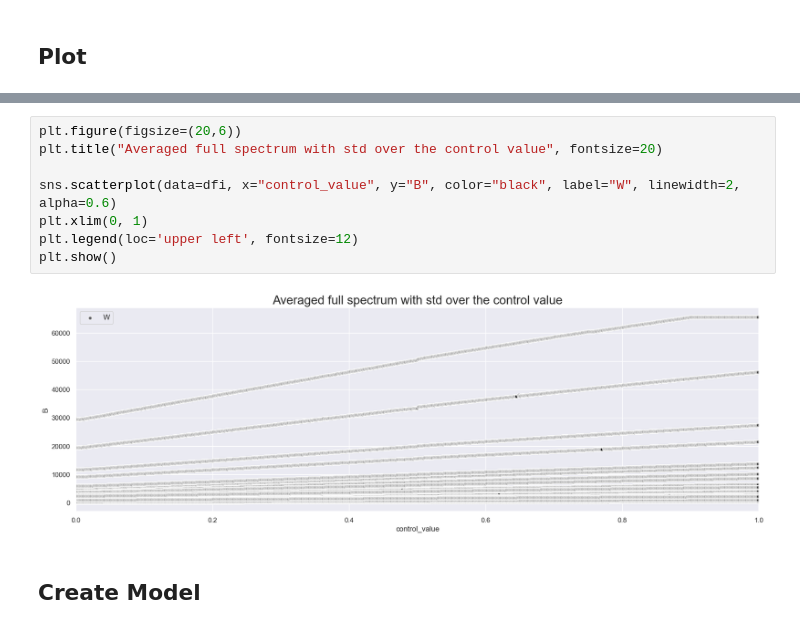
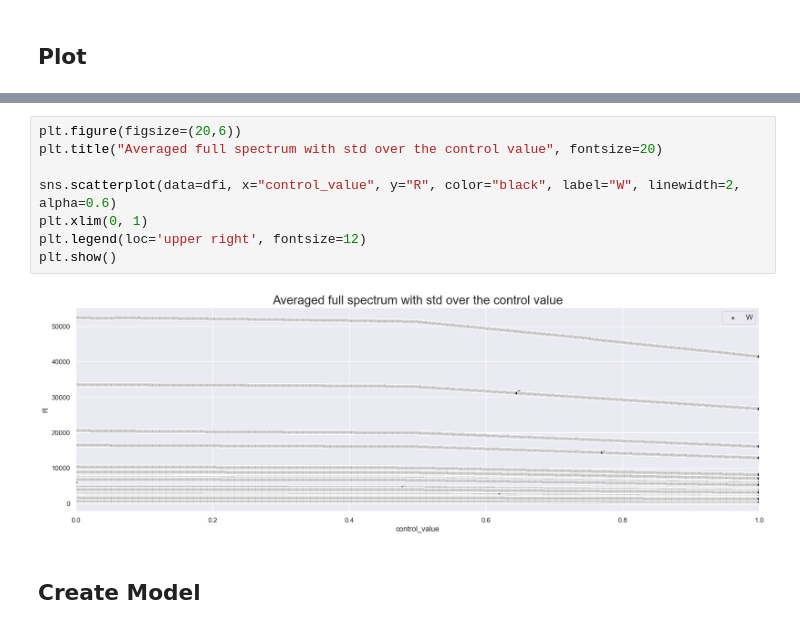
Before and after one commit to Teapack1/SunLight_Temperature_ML, a Jupyter notebook: Version2_ESP32CAM_JPEGs+RGBCs/Produce_dataset.ipynb, the cells around one changed output, grey strips where cells are left out. Cells and saved outputs as stored; diff of their text form.

```diff
--- a/Version2_ESP32CAM_JPEGs+RGBCs/Produce_dataset.ipynb
+++ b/Version2_ESP32CAM_JPEGs+RGBCs/Produce_dataset.ipynb
@@ -178,13 +212,13 @@ plt.show()
 # %%
 plt.figure(figsize=(20,6))
 plt.title("Averaged full spectrum with std over the control value", fontsize=20)
 
-sns.scatterplot(data=dfi, x="control_value", y="B", color="black", label="W", linewidth=2, alpha=0.6)
+sns.scatterplot(data=dfi, x="control_value", y="R", color="black", label="W", linewidth=2, alpha=0.6)
 plt.xlim(0, 1)
-plt.legend(loc='upper left', fontsize=12)
+plt.legend(loc='upper right', fontsize=12)
 plt.show()
 # %% [output]
-[figure, old version]
+[figure, new version]
 # %% [markdown]
 ## Create Model
 # %%
```
Also changed, not shown: parts of 4 cells of this notebook, 1 other file.
